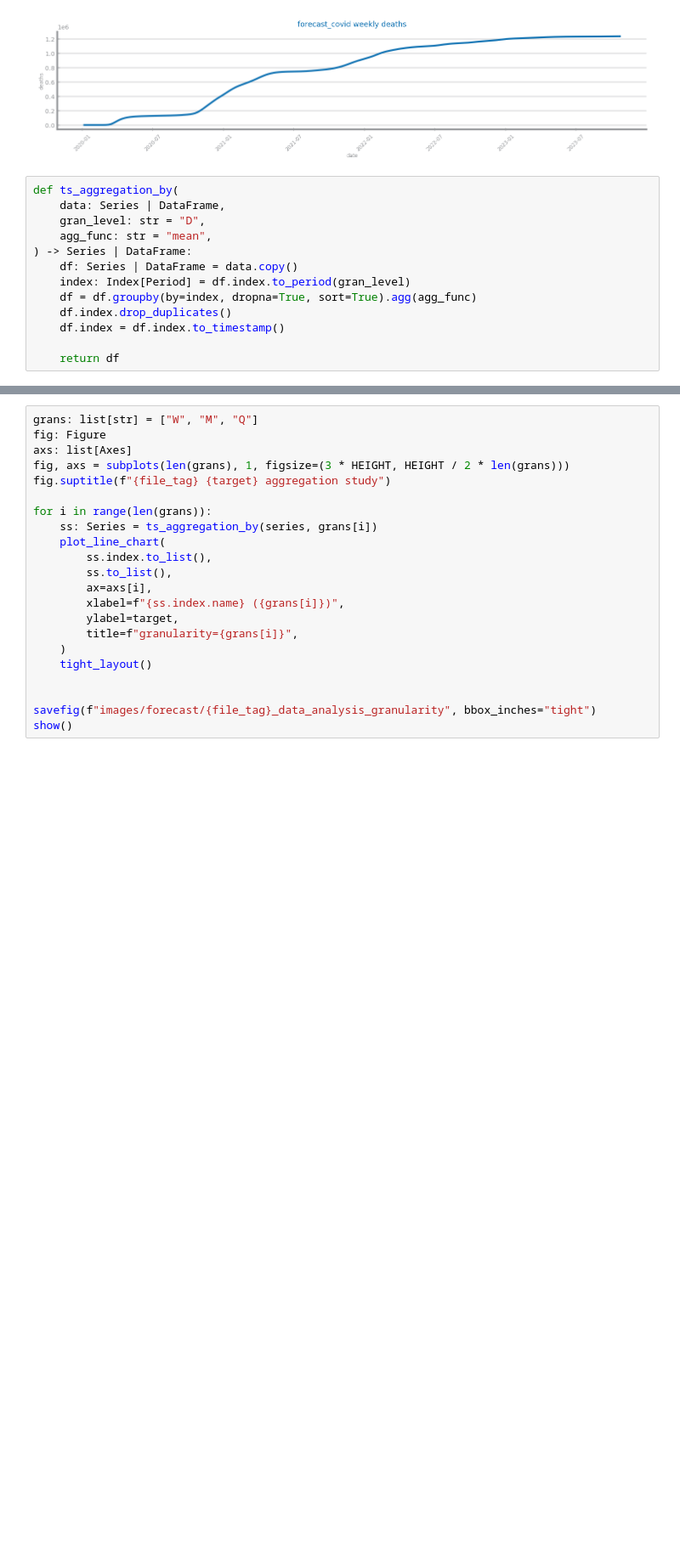
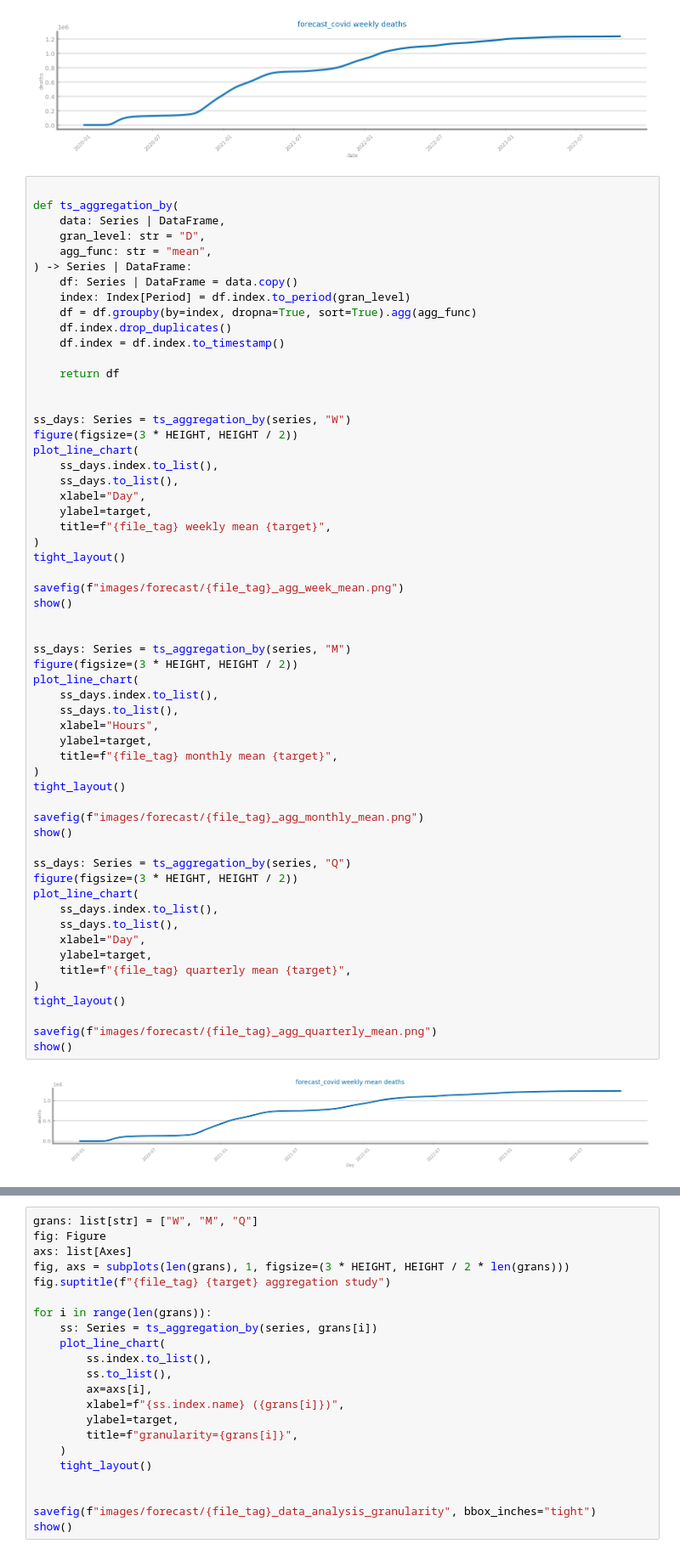
Before and after one commit to esteves3/data-science, a Jupyter notebook: forecasting-covid-data-analysis-granularity.ipynb, the cells around one changed output, grey strips where cells are left out. Shown: that part at 85% size. Saved outputs shown, nothing was run; the diff lists cells and outputs as text; blank space fills up the shorter version.

Commit message:
forecast_covid separated aggregations

```diff
--- a/forecasting-covid-data-analysis-granularity.ipynb
+++ b/forecasting-covid-data-analysis-granularity.ipynb
@@ -34,16 +34,63 @@ Nr. Records =  199
 First timestamp 2020-01-06 00:00:00
 Last timestamp 2023-10-23 00:00:00
 [figure]
-# %%
-def ts_aggregation_by(
-    data: Series | DataFrame,
-    gran_level: str = "D",
-    agg_func: str = "mean",
-) -> Series | DataFrame:
-    df: Series | DataFrame = data.copy()
-    index: Index[Period] = df.index.to_period(gran_level)
-    df = df.groupby(by=index, dropna=True, sort=True).agg(agg_func)
-    df.index.drop_duplicates()
-    df.index = df.index.to_timestamp()
-
-    return df
+# %%
+
+def ts_aggregation_by(
+    data: Series | DataFrame,
+    gran_level: str = "D",
+    agg_func: str = "mean",
+) -> Series | DataFrame:
+    df: Series | DataFrame = data.copy()
+    index: Index[Period] = df.index.to_period(gran_level)
+    df = df.groupby(by=index, dropna=True, sort=True).agg(agg_func)
+    df.index.drop_duplicates()
+    df.index = df.index.to_timestamp()
+
+    return df
+
+
+ss_days: Series = ts_aggregation_by(series, "W")
+figure(figsize=(3 * HEIGHT, HEIGHT / 2))
+plot_line_chart(
+    ss_days.index.to_list(),
+    ss_days.to_list(),
+    xlabel="Day",
+    ylabel=target,
+    title=f"{file_tag} weekly mean {target}",
+)
+tight_layout()
+
+savefig(f"images/forecast/{file_tag}_agg_week_mean.png")
+show()
+
+
+ss_days: Series = ts_aggregation_by(series, "M")
+figure(figsize=(3 * HEIGHT, HEIGHT / 2))
+plot_line_chart(
+    ss_days.index.to_list(),
+    ss_days.to_list(),
+    xlabel="Hours",
+    ylabel=target,
+    title=f"{file_tag} monthly mean {target}",
+)
+tight_layout()
+
+savefig(f"images/forecast/{file_tag}_agg_monthly_mean.png")
+show()
+
+ss_days: Series = ts_aggregation_by(series, "Q")
+figure(figsize=(3 * HEIGHT, HEIGHT / 2))
+plot_line_chart(
+    ss_days.index.to_list(),
+    ss_days.to_list(),
+    xlabel="Day",
+    ylabel=target,
+    title=f"{file_tag} quarterly mean {target}",
+)
+tight_layout()
+
+savefig(f"images/forecast/{file_tag}_agg_quarterly_mean.png")
+show()
+# %% [output]
+[figure, added]
```
Also changed, not shown: parts of 1 cell of this notebook, 3 other files.
